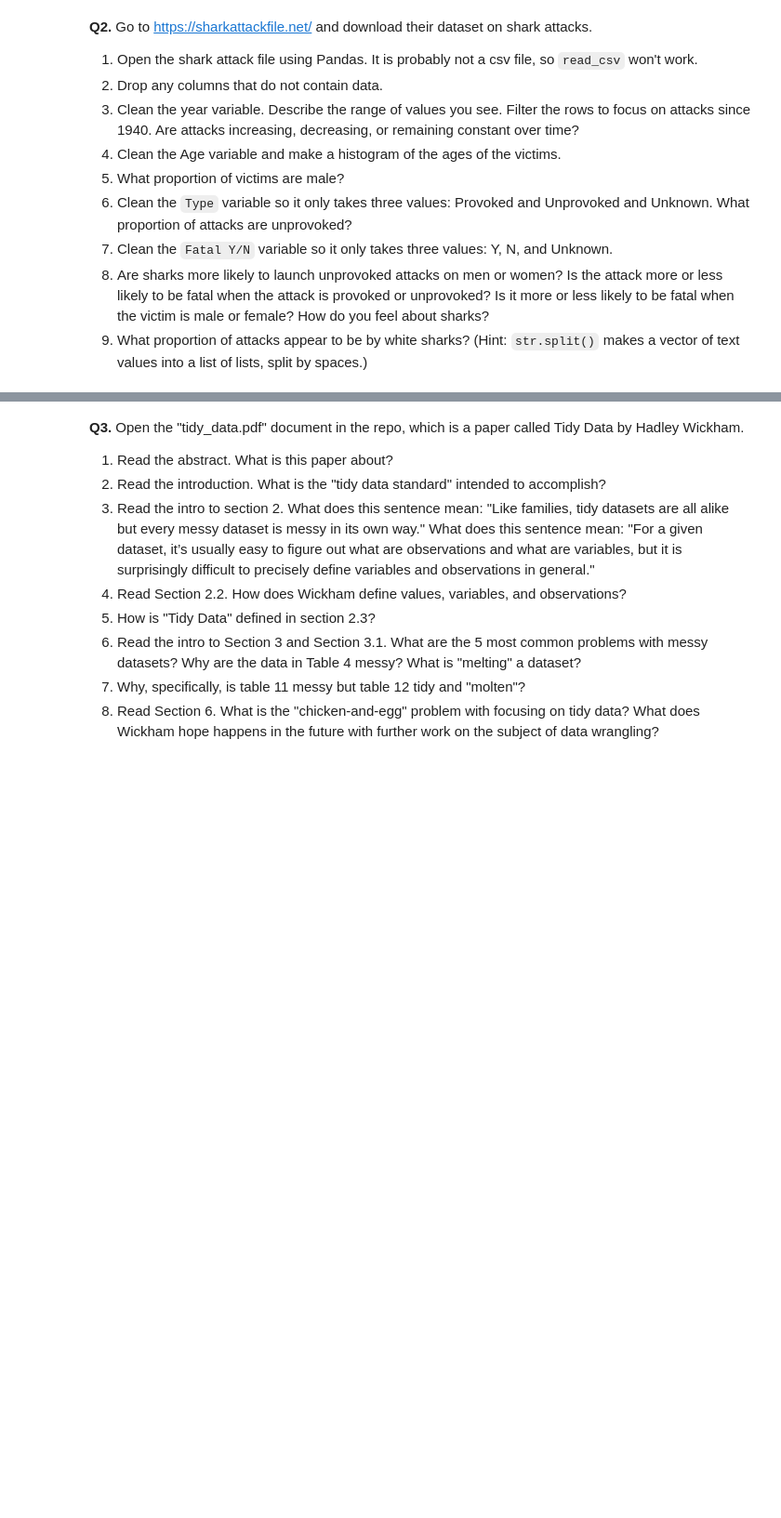
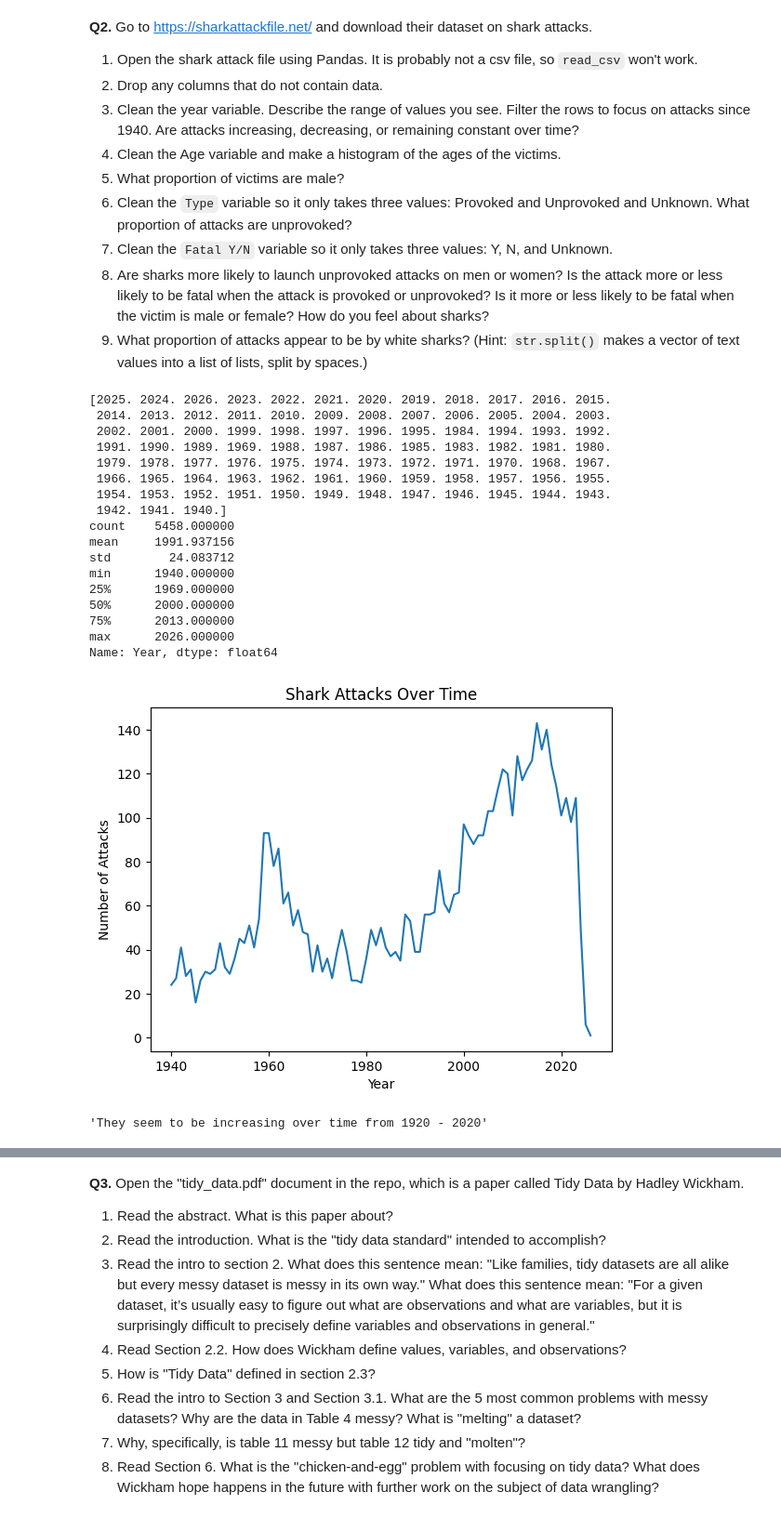
Before and after one commit to iankariuki26/wrangling, a Jupyter notebook: assignment/assignment.ipynb, the cells around one changed output, grey strips where cells are left out. Shown: that part at 93% size. Saved outputs shown, nothing was run; the diff lists cells and outputs as text; code cells hidden in the pictures; blank space fills up the shorter version.

```diff
--- a/assignment/assignment.ipynb
+++ b/assignment/assignment.ipynb
@@ -126,3 +140,45 @@ Name: age, dtype: float64
 7. Clean the `Fatal Y/N` variable so it only takes three values: Y, N, and Unknown.
 8. Are sharks more likely to launch unprovoked attacks on men or women? Is the attack more or less likely to be fatal when the attack is provoked or unprovoked? Is it more or less likely to be fatal when the victim is male or female? How do you feel about sharks?
 9. What proportion of attacks appear to be by white sharks? (Hint: `str.split()` makes a vector of text values into a list of lists, split by spaces.)
+# %%
+#2
+
+df = pd.read_excel("/Users/iankariuki/UVADS/Machine-Learning1/hw/wrangling/assignment/data/GSAF5.xls")
+
+#2
+df = df.dropna(axis=1, how='all')# Here I drop any columns dont contain data
+
+#3
+df["Year"] = pd.to_numeric(df["Year"], errors="coerce") #making sure all values are numeric
+df = df[df["Year"] >= 1940] # only past 1939
+print(df["Year"].unique()) #checks all the unique years
+print(df["Year"].describe())
+
+
+df.groupby("Year").size().plot(kind="line") #plotting the shark attacks recordings over the years
+plt.title("Shark Attacks Over Time")
+plt.xlabel("Year")
+plt.ylabel("Number of Attacks")
+plt.show()
+
+"""They seem to be increasing over time from 1920 - 2020"""
+# %% [output]
+[2025. 2024. 2026. 2023. 2022. 2021. 2020. 2019. 2018. 2017. 2016. 2015.
+ 2014. 2013. 2012. 2011. 2010. 2009. 2008. 2007. 2006. 2005. 2004. 2003.
+ 2002. 2001. 2000. 1999. 1998. 1997. 1996. 1995. 1984. 1994. 1993. 1992.
+ 1991. 1990. 1989. 1969. 1988. 1987. 1986. 1985. 1983. 1982. 1981. 1980.
+ 1979. 1978. 1977. 1976. 1975. 1974. 1973. 1972. 1971. 1970. 1968. 1967.
+ 1966. 1965. 1964. 1963. 1962. 1961. 1960. 1959. 1958. 1957. 1956. 1955.
+ 1954. 1953. 1952. 1951. 1950. 1949. 1948. 1947. 1946. 1945. 1944. 1943.
+ 1942. 1941. 1940.]
+count    5458.000000
+mean     1991.937156
+std        24.083712
+min      1940.000000
+25%      1969.000000
+50%      2000.000000
+75%      2013.000000
+max      2026.000000
+Name: Year, dtype: float64
+[figure, added]
+'They seem to be increasing over time from 1920 - 2020'
```
Also changed, not shown: parts of 3 cells of this notebook, 2 other files.
